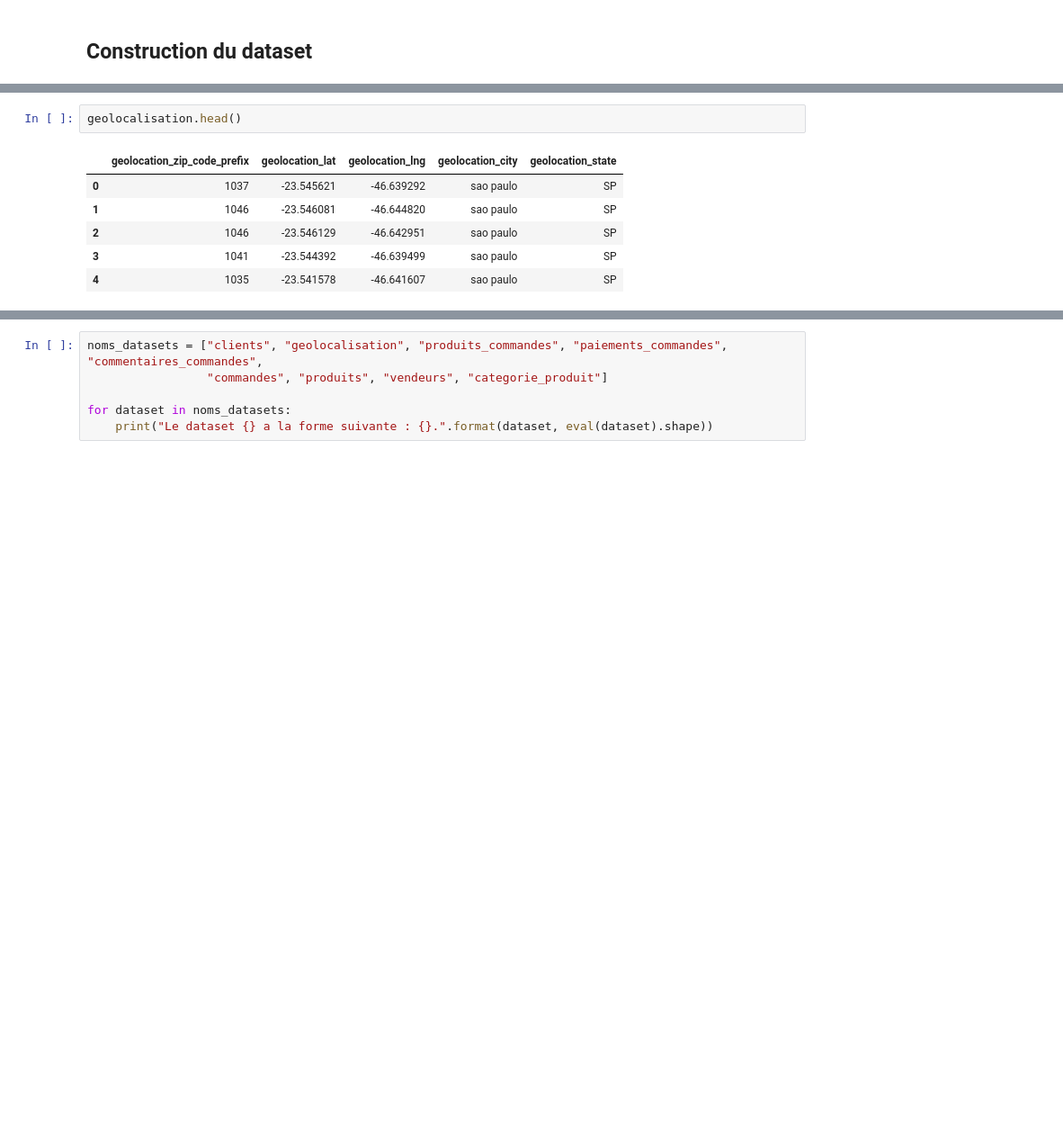
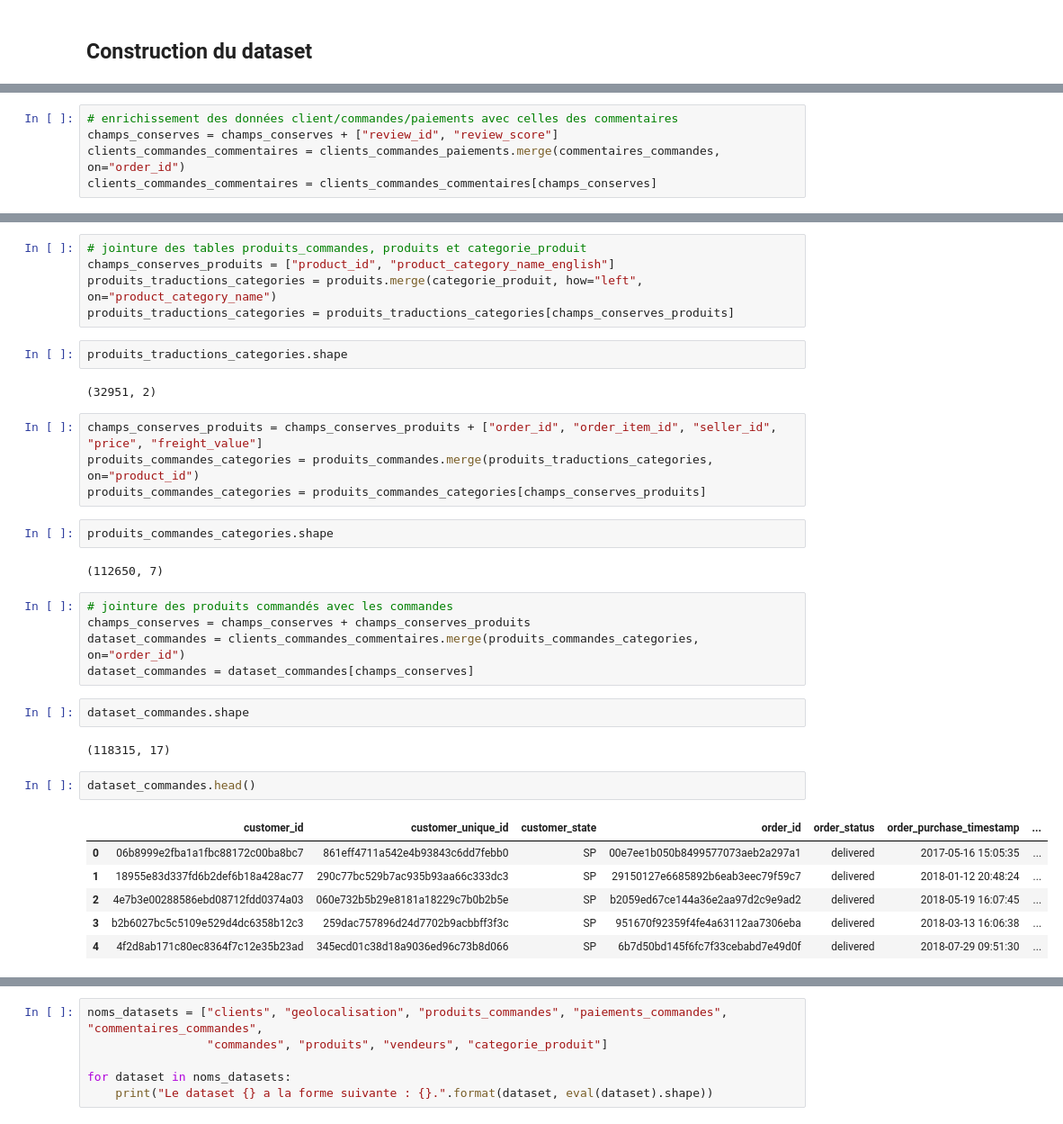
Before and after one commit to sebastienbourgeois/oc-p5-segmenter-clients-site-ecommerce, a Jupyter notebook: POLIST_01_notebookanalyse.ipynb, the cells around one changed output, grey strips where cells are left out. Shown: that part at 90% size. Cells and saved outputs as stored; diff of their text form; blank space fills up the shorter version.

Commit message:
Jointure des tables de la BDD entre elles, et filtre & ajout d'un nouveau champ dans le dataset obtenu

```diff
--- a/POLIST_01_notebookanalyse.ipynb
+++ b/POLIST_01_notebookanalyse.ipynb
@@ -532,0 +591,5 @@ clients.shape
+# %%
+# enrichissement des données client/commandes/paiements avec celles des commentaires
+champs_conserves = champs_conserves + ["review_id", "review_score"]
+clients_commandes_commentaires = clients_commandes_paiements.merge(commentaires_commandes, on="order_id")
+clients_commandes_commentaires = clients_commandes_commentaires[champs_conserves]
@@ -533,9 +600,35 @@ clients.shape
+# %%
+# jointure des tables produits_commandes, produits et categorie_produit
+champs_conserves_produits = ["product_id", "product_category_name_english"]
+produits_traductions_categories = produits.merge(categorie_produit, how="left", on="product_category_name")
+produits_traductions_categories = produits_traductions_categories[champs_conserves_produits]
+# %%
+produits_traductions_categories.shape
+# %% [output]
+(32951, 2)
+# %%
+champs_conserves_produits = champs_conserves_produits + ["order_id", "order_item_id", "seller_id", "price", "freight_value"]
+produits_commandes_categories = produits_commandes.merge(produits_traductions_categories, on="product_id")
+produits_commandes_categories = produits_commandes_categories[champs_conserves_produits]
+# %%
+produits_commandes_categories.shape
+# %% [output]
+(112650, 7)
+# %%
+# jointure des produits commandés avec les commandes
+champs_conserves = champs_conserves + champs_conserves_produits
+dataset_commandes = clients_commandes_commentaires.merge(produits_commandes_categories, on="order_id")
+dataset_commandes = dataset_commandes[champs_conserves]
+# %%
+dataset_commandes.shape
+# %% [output]
+(118315, 17)
 # %%
-geolocalisation.head()
+dataset_commandes.head()
 # %% [output]
-|  | geolocation_zip_code_prefix | geolocation_lat | geolocation_lng | geolocation_city | geolocation_state |
-| 0 | 1037 | -23.545621 | -46.639292 | sao paulo | SP |
-| 1 | 1046 | -23.546081 | -46.644820 | sao paulo | SP |
-| 2 | 1046 | -23.546129 | -46.642951 | sao paulo | SP |
-| 3 | 1041 | -23.544392 | -46.639499 | sao paulo | SP |
-| 4 | 1035 | -23.541578 | -46.641607 | sao paulo | SP |
+|  | customer_id | customer_unique_id | customer_state | order_id | order_status | order_purchase_timestamp | ... |
+| 0 | 06b8999e2fba1a1fbc88172c00ba8bc7 | 861eff4711a542e4b93843c6dd7febb0 | SP | 00e7ee1b050b8499577073aeb2a297a1 | delivered | 2017-05-16 15:05:35 | ... |
+| 1 | 18955e83d337fd6b2def6b18a428ac77 | 290c77bc529b7ac935b93aa66c333dc3 | SP | 29150127e6685892b6eab3eec79f59c7 | delivered | 2018-01-12 20:48:24 | ... |
+| 2 | 4e7b3e00288586ebd08712fdd0374a03 | 060e732b5b29e8181a18229c7b0b2b5e | SP | b2059ed67ce144a36e2aa97d2c9e9ad2 | delivered | 2018-05-19 16:07:45 | ... |
+| 3 | b2b6027bc5c5109e529d4dc6358b12c3 | 259dac757896d24d7702b9acbbff3f3c | SP | 951670f92359f4fe4a63112aa7306eba | delivered | 2018-03-13 16:06:38 | ... |
+| 4 | 4f2d8ab171c80ec8364f7c12e35b23ad | 345ecd01c38d18a9036ed96c73b8d066 | SP | 6b7d50bd145f6fc7f33cebabd7e49d0f | delivered | 2018-07-29 09:51:30 | ... |
```
Also changed, not shown: parts of 27 cells of this notebook.
